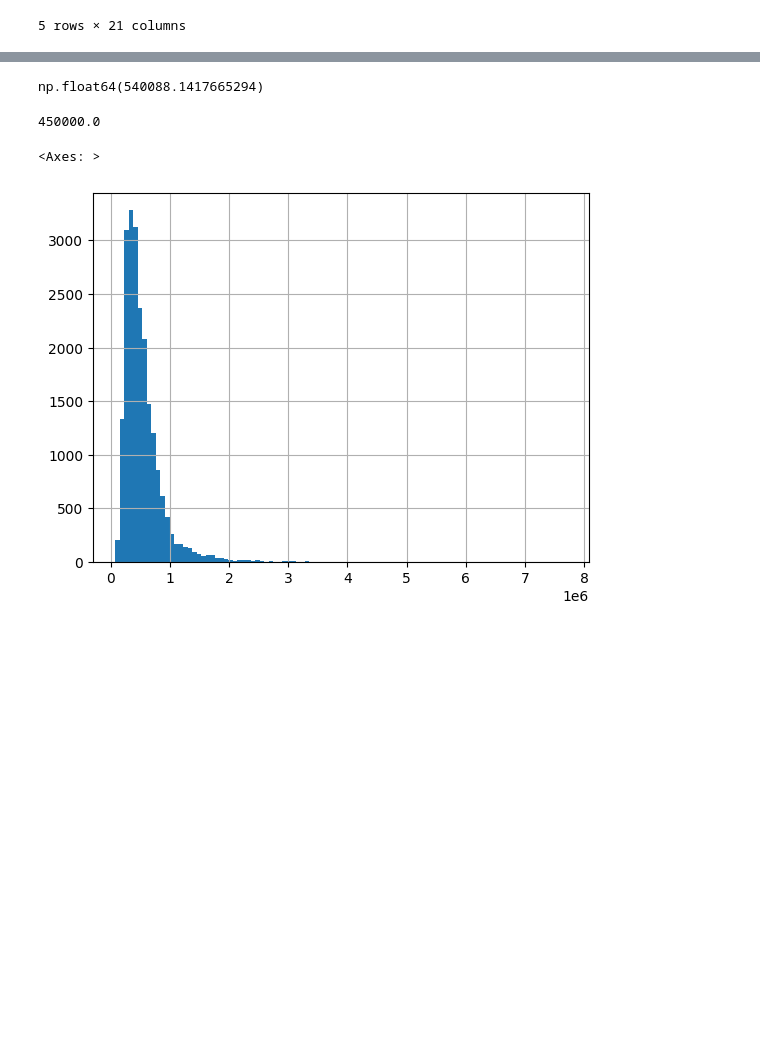
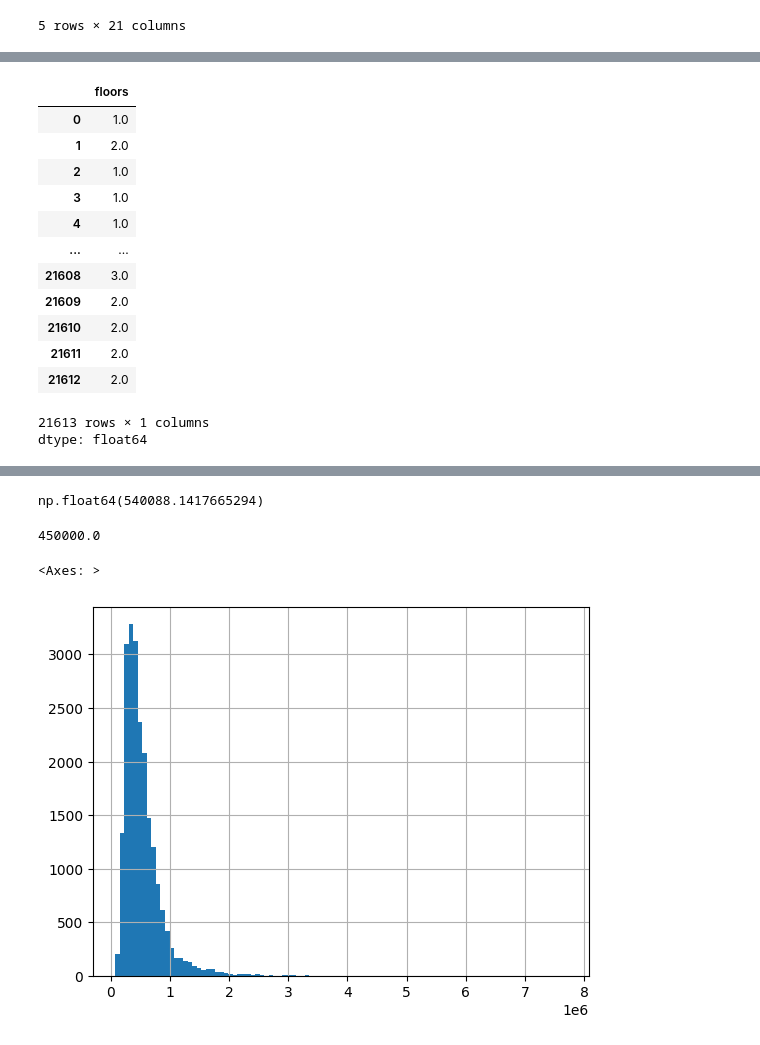
Before and after one commit to cpython-projects/python_da_17_03_26, a Jupyter notebook: lesson_13.ipynb, the cells around one changed output, grey strips where cells are left out. Cells and saved outputs as stored; diff of their text form; code cells hidden in the pictures; blank space fills up the shorter version.

```diff
--- a/lesson_13.ipynb
+++ b/lesson_13.ipynb
@@ -289,3 +345,20 @@ df.head()
+# %%
+df.floors
+# %% [output]
+|  | floors |
+| 0 | 1.0 |
+| 1 | 2.0 |
+| 2 | 1.0 |
+| 3 | 1.0 |
+| 4 | 1.0 |
+| ... | ... |
+| 21608 | 3.0 |
+| 21609 | 2.0 |
+| 21610 | 2.0 |
+| 21611 | 2.0 |
+| 21612 | 2.0 |
+21613 rows × 1 columns
+dtype: float64
 # %%
 df.info()
 # %% [output]
```
Also changed, not shown: parts of 18 cells of this notebook.
